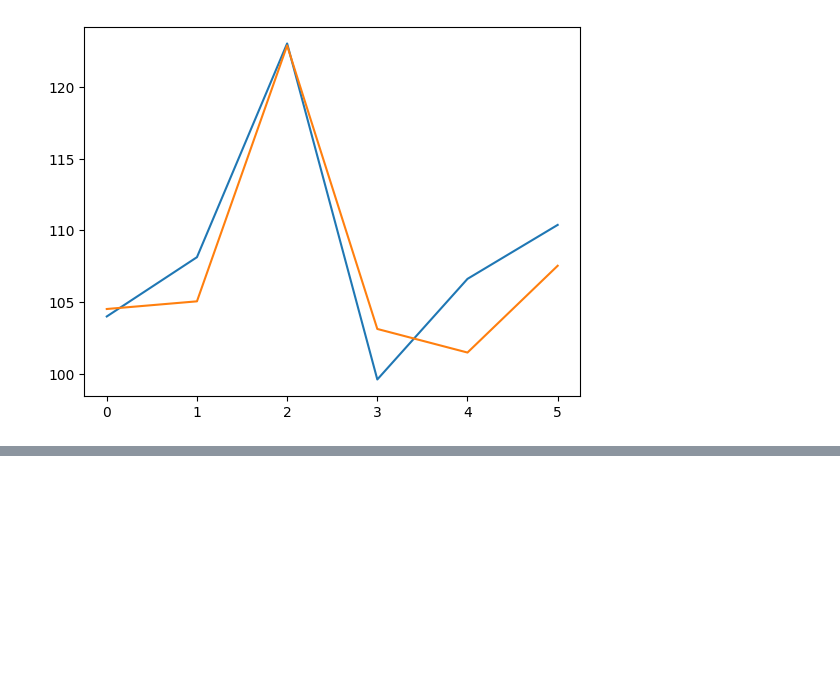
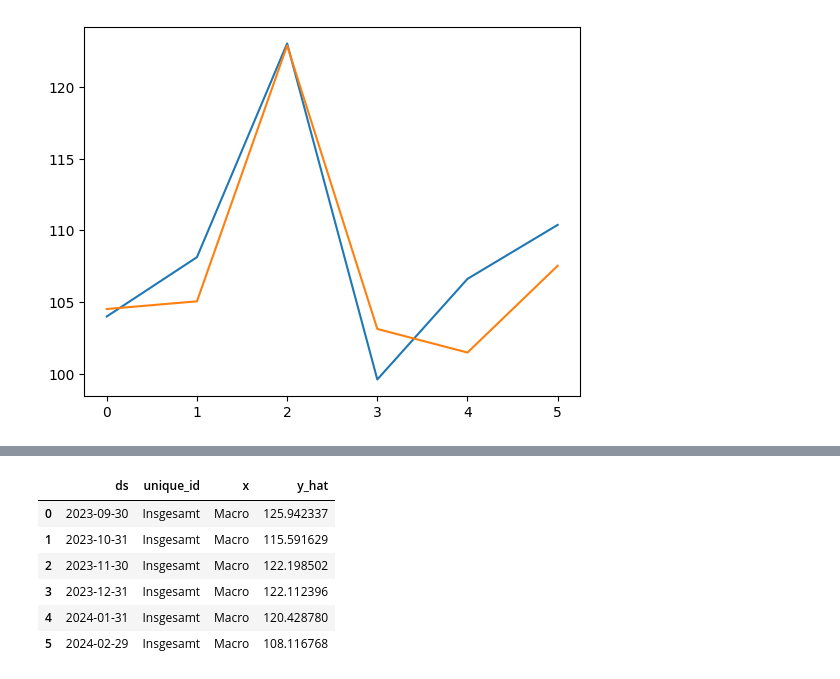
Before and after one commit to turbotimon/esrnn_torch, a Jupyter notebook: experiment_forest.ipynb, the cells around one changed output, grey strips where cells are left out. Cells and saved outputs as stored; diff of their text form; code cells hidden in the pictures; blank space fills up the shorter version.

```diff
--- a/experiment_forest.ipynb
+++ b/experiment_forest.ipynb
@@ -208,0 +219,35 @@ y_hat_df.to_csv("y_hat_df.csv")
+# %%
+STRIDE = 1
+hfcs_ds = []
+metrics = []
+for i in range(0, len(y_test_df)-OUTPUT_SIZE,STRIDE):
+    # print(y_test_df.iloc[i].ds, y_test_df.iloc[i+OUTPUT_SIZE].ds)
+    split_idx_ = y_test_df.iloc[i].name
+    X_train_, X_predict_ = x_df[:split_idx_], x_df[split_idx_:split_idx_+OUTPUT_SIZE]
+    y_train_ = y_df[:split_idx_]
+    print(split_idx_, X_train_.index[-1], X_train_.iloc[-1].ds)
+    model_ = ESRNN(**hparams)
+    # model_ = ESRNN(**(hparams|{"max_epochs": 1}))
+    model_.fit(
+        X_train_,
+        y_train_,
+    )
+    y_hat_df_ = model_.predict(
+        X_predict_,
+    )
+    hfcs_ds.append(y_hat_df_)
+    # Metrics
+    # metrics_ = evaluate_prediction_owa(
+    #     y_hat_df=y_hat_df_,
+    #     y_train_df=y_train_,
+    #     X_test_df=X_predict_,
+    #     y_test_df=y_df[split_idx_:split_idx_+OUTPUT_SIZE],
+    #     naive2_seasonality=1,
+    #     # y_hat_df,
+    #     # # y_train_df,
+    #     # y_df[:SPLIT_IDX+i],
+    #     # X_test_df[i:i+OUTPUT_SIZE],
+    #     # y_test_df[i:i+OUTPUT_SIZE],
+    #     # naive2_seasonality=1,
+    # )
+    # metrics.append(metrics_)
@@ -208,0 +272,10 @@ y_hat_df.to_csv("y_hat_df.csv")
+# %%
+hfcs_ds[-1]
+# %% [output]
+|  | ds | unique_id | x | y_hat |
+| 0 | 2023-09-30 | Insgesamt | Macro | 125.942337 |
+| 1 | 2023-10-31 | Insgesamt | Macro | 115.591629 |
+| 2 | 2023-11-30 | Insgesamt | Macro | 122.198502 |
+| 3 | 2023-12-31 | Insgesamt | Macro | 122.112396 |
+| 4 | 2024-01-31 | Insgesamt | Macro | 120.428780 |
+| 5 | 2024-02-29 | Insgesamt | Macro | 108.116768 |
```
Also changed, not shown: parts of 6 cells of this notebook, 2 other files.
